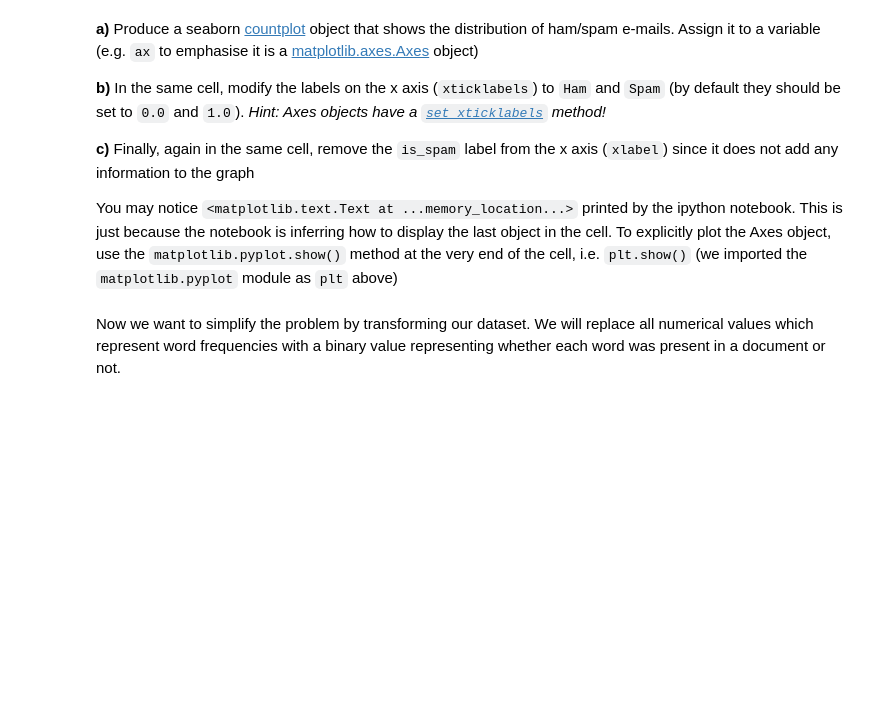
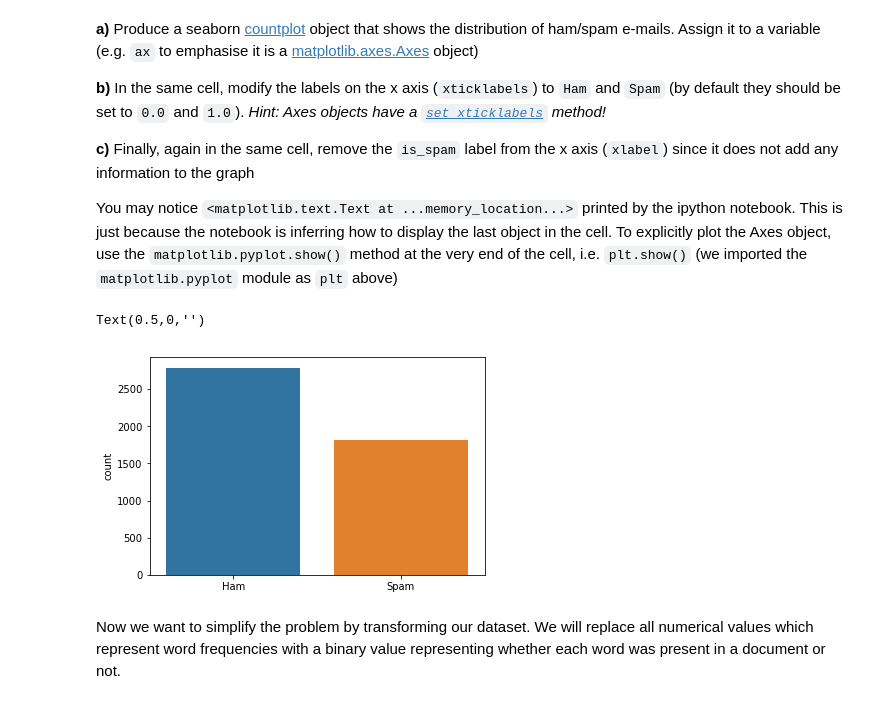
Before and after one commit to SarahIhme/iaml-labs, a Jupyter notebook: Labs/01 - Analysis and Visualisation.ipynb, the cells around one changed output. Saved outputs shown, nothing was run; the diff lists cells and outputs as text; code cells hidden in the pictures; blank space fills up the shorter version.

```diff
--- a/Labs/01 - Analysis and Visualisation.ipynb
+++ b/Labs/01 - Analysis and Visualisation.ipynb
@@ -70,6 +106,7 @@ We now want to *remove* some of the attributes from our data. There are various
 *Tip*: some pandas methods have the argument `inplace` which you can use to determine whether they alter the object they are called upon and return nothing, or return a new object. This is particularly useful if you are dealing with huge datasets where you would typically want to operate `inplace`.
 # %%
 # Your Code goes here:
+spambase.drop(columns=["capital_run_length_average", "capital_run_length_longest", "capital_run_length_total"], inplace=True)
 # %% [markdown]
 **b)** Display the new number of attributes. Does it look like what you expected?
 # %%
@@ -93,3 +131,11 @@ You may notice `<matplotlib.text.Text at ...memory_location...>` printed by the
+# %%
+# Your Code goes here:
+ax=sns.countplot(x="is_spam", data=spambase)
+ax.set_xticklabels(["Ham", "Spam"])
+ax.set_xlabel("")
+# %% [output]
+Text(0.5,0,'')
+[figure, added]
 # %% [markdown]
 Now we want to simplify the problem by transforming our dataset. We will replace all numerical values which represent word frequencies with a binary value representing whether each word was present in a document or not.
 # %% [markdown]
```
Also changed, not shown: parts of 33 cells of this notebook.
